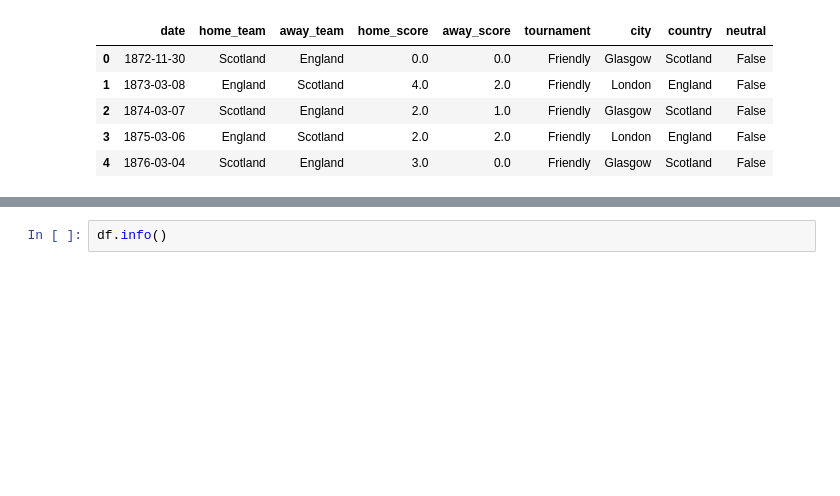
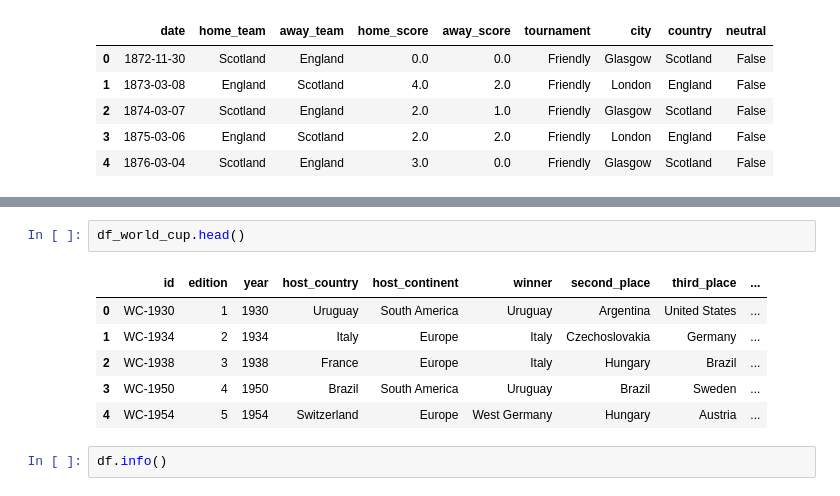
Before and after one commit to Edenilson-Molina/ml-oraculo-mundial2026, a Jupyter notebook: notebooks/01_EDA.ipynb, the cells around one changed output, grey strips where cells are left out. Cells and saved outputs as stored; diff of their text form; blank space fills up the shorter version.

```diff
--- a/notebooks/01_EDA.ipynb
+++ b/notebooks/01_EDA.ipynb
@@ -17,3 +68,12 @@ df.head()
+# %%
+df_world_cup.head()
+# %% [output]
+|  | id | edition | year | host_country | host_continent | winner | second_place | third_place | ... |
+| 0 | WC-1930 | 1 | 1930 | Uruguay | South America | Uruguay | Argentina | United States | ... |
+| 1 | WC-1934 | 2 | 1934 | Italy | Europe | Italy | Czechoslovakia | Germany | ... |
+| 2 | WC-1938 | 3 | 1938 | France | Europe | Italy | Hungary | Brazil | ... |
+| 3 | WC-1950 | 4 | 1950 | Brazil | South America | Uruguay | Brazil | Sweden | ... |
+| 4 | WC-1954 | 5 | 1954 | Switzerland | Europe | West Germany | Hungary | Austria | ... |
 # %%
 df.info()
 # %% [output]
```
Also changed, not shown: parts of 25 cells of this notebook, 5 other files.
